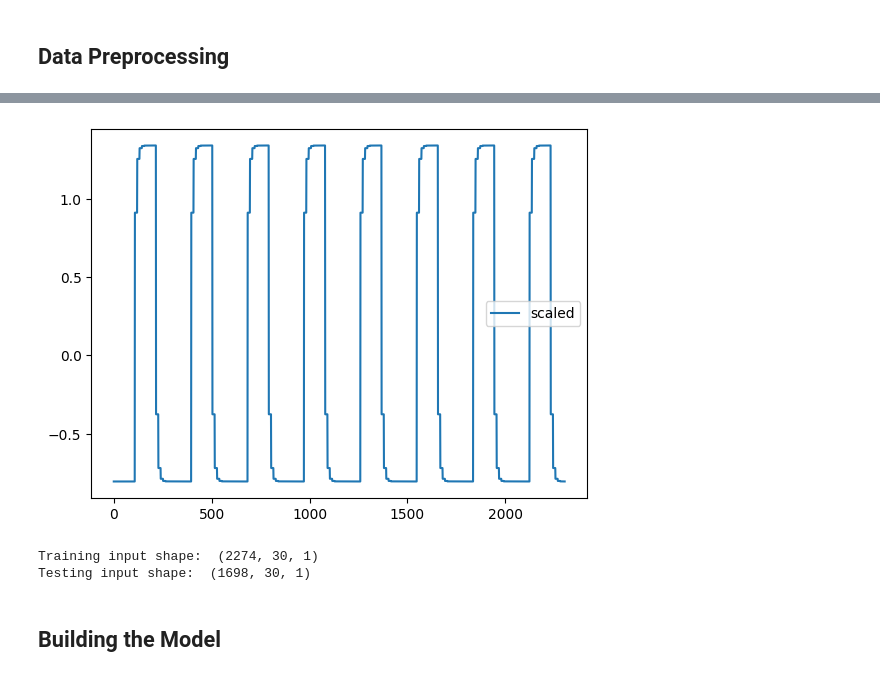
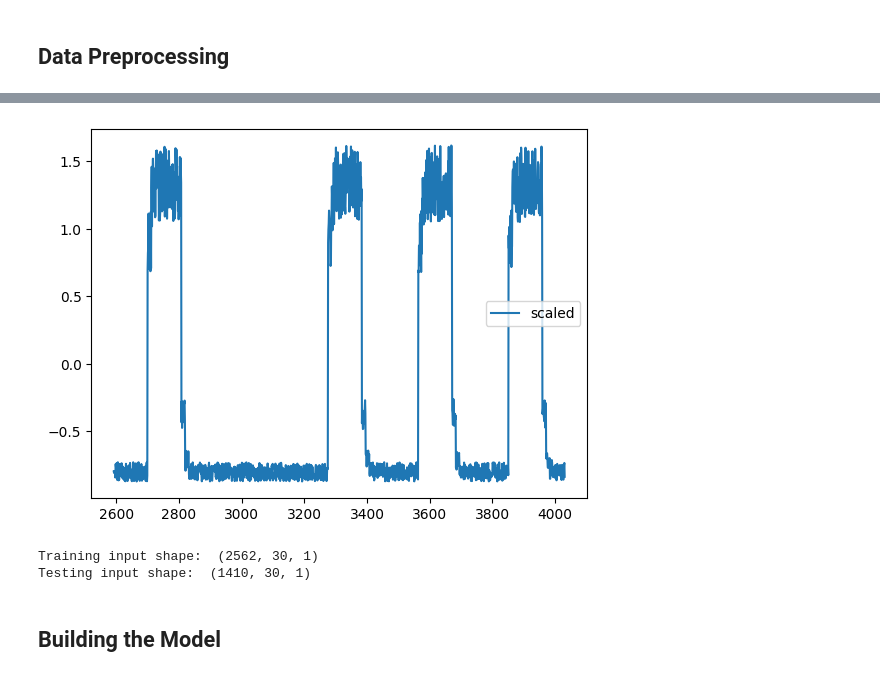
Before and after one commit to unnamed-catalyst/AutoEncoder-Project, a Jupyter notebook: Autoencoder with LSTM Test.ipynb, the cells around one changed output, grey strips where cells are left out. Saved outputs shown, nothing was run; the diff lists cells and outputs as text; code cells hidden in the pictures.

```diff
--- a/Autoencoder with LSTM Test.ipynb
+++ b/Autoencoder with LSTM Test.ipynb
@@ -14,5 +14,5 @@ from tensorflow.keras.regularizers import L1
 # %% [markdown]
 ## Importing the NAB Dataset
 # %%
-df = pd.read_csv('./NAB/data/artificialNoAnomaly/art_daily_no_noise.csv')
-df_test = pd.read_csv('./NAB/data/artificialWithAnomaly/art_daily_nojump.csv')
+# df = pd.read_csv('./NAB/data/artificialNoAnomaly/art_daily_no_noise.csv')
+df = pd.read_csv('./NAB/data/artificialWithAnomaly/art_daily_nojump.csv')
@@ -67,11 +58,8 @@ fig.show()
 ## Data Preprocessing
 # %%
 # Train and Test Split
-train = df.loc[df['timestamp'] < '2014-04-09']
-test = df.loc[df['timestamp'] >= '2014-04-09']
-
-anomaly_train = df_test.loc[df['timestamp'] < '2014-04-09']
-anomaly_test = df_test.loc[df['timestamp'] >= '2014-04-09']
+train = df.loc[df['timestamp'] < '2014-04-10']
+test = df.loc[df['timestamp'] >= '2014-04-10']
 
 train.shape, test.shape
 # %% [output]
@@ -98,10 +103,10 @@ See the caveats in the documentation: https://pandas.pydata.org/pandas-docs/stab
 # %%
 # Visualize scaled data
-plt.plot(train['value'], label = 'scaled')
+plt.plot(test['value'], label = 'scaled')
 plt.legend()
 plt.show()
 # %% [output]
-[figure, old version]
+[figure, new version]
 # %%
 TIME_STEPS=30
 
@@ -118,5 +123,5 @@ X_test, y_test = create_sequences(test[['value']], test['value'])
 print("Training input shape: ", X_train.shape)
 print("Testing input shape: ", X_test.shape)
 # %% [output]
-Training input shape:  (2274, 30, 1)
-Testing input shape:  (1698, 30, 1)
+Training input shape:  (2562, 30, 1)
+Testing input shape:  (1410, 30, 1)
```
Also changed, not shown: parts of 23 cells of this notebook.
